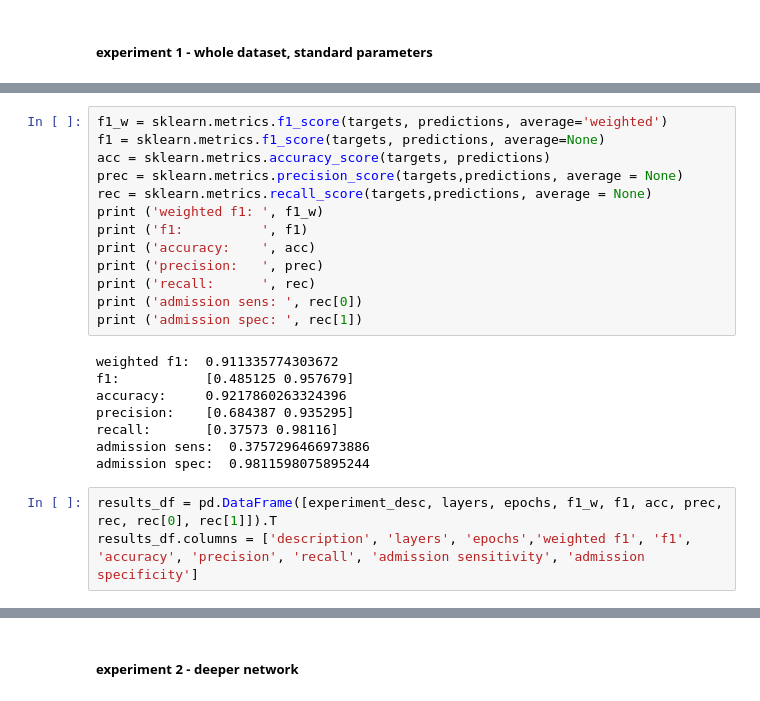
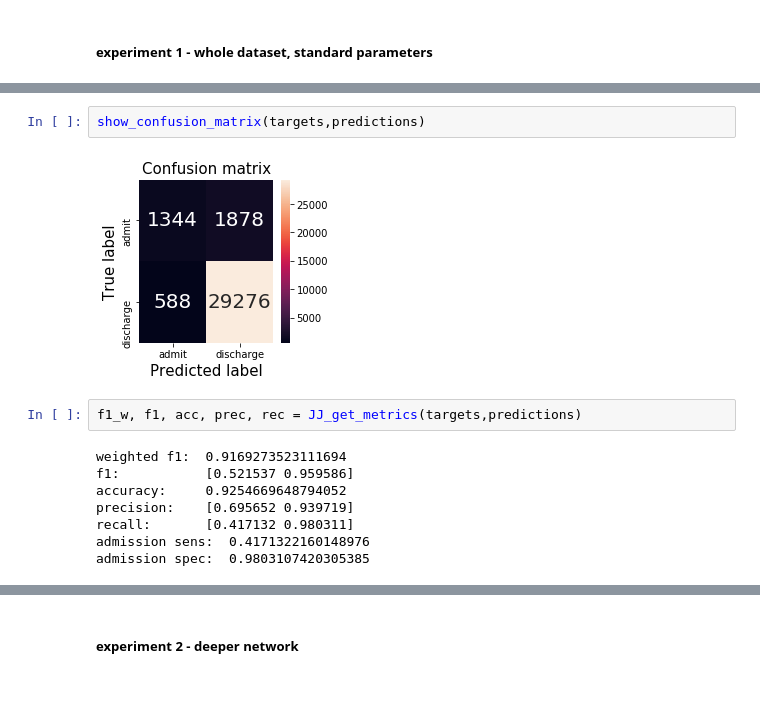
Before and after one commit to Jaskolk/ed-triage, a Jupyter notebook: ED_triage_tabular_v3.ipynb, the cells around one changed output, grey strips where cells are left out. Saved outputs shown, nothing was run; the diff lists cells and outputs as text.

```diff
--- a/ED_triage_tabular_v3.ipynb
+++ b/ED_triage_tabular_v3.ipynb
@@ -203,24 +220,14 @@ plt.show()
-# %%
-f1_w = sklearn.metrics.f1_score(targets, predictions, average='weighted')
-f1 = sklearn.metrics.f1_score(targets, predictions, average=None)
-acc = sklearn.metrics.accuracy_score(targets, predictions)
-prec = sklearn.metrics.precision_score(targets,predictions, average = None)
-rec = sklearn.metrics.recall_score(targets,predictions, average = None)
-print ('weighted f1: ', f1_w)
-print ('f1:          ', f1)
-print ('accuracy:    ', acc)
-print ('precision:   ', prec)
-print ('recall:      ', rec)
-print ('admission sens: ', rec[0])
-print ('admission spec: ', rec[1])
-# %% [output]
-weighted f1:  0.911335774303672
-f1:           [0.485125 0.957679]
-accuracy:     0.9217860263324396
-precision:    [0.684387 0.935295]
-recall:       [0.37573 0.98116]
-admission sens:  0.3757296466973886
-admission spec:  0.9811598075895244
-# %%
-results_df = pd.DataFrame([experiment_desc, layers, epochs, f1_w, f1, acc, prec, rec, rec[0], rec[1]]).T
-results_df.columns = ['description', 'layers', 'epochs','weighted f1', 'f1', 'accuracy', 'precision', 'recall', 'admission sensitivity', 'admission specificity']
+# %%
+show_confusion_matrix(targets,predictions)
+# %% [output]
+[figure, added]
+# %%
+f1_w, f1, acc, prec, rec = JJ_get_metrics(targets,predictions)
+# %% [output]
+weighted f1:  0.9169273523111694
+f1:           [0.521537 0.959586]
+accuracy:     0.9254669648794052
+precision:    [0.695652 0.939719]
+recall:       [0.417132 0.980311]
+admission sens:  0.4171322160148976
+admission spec:  0.9803107420305385
```
Also changed, not shown: parts of 45 cells of this notebook.
